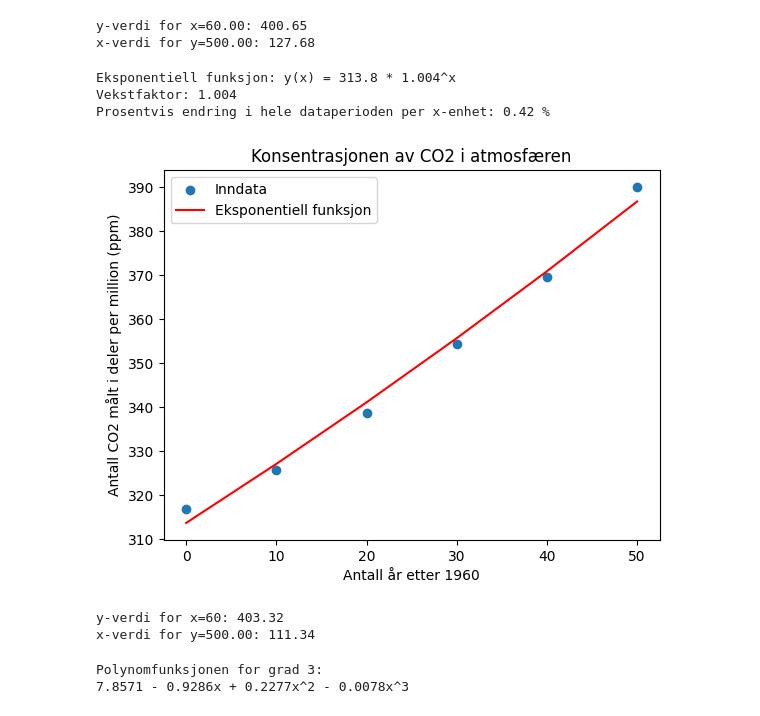
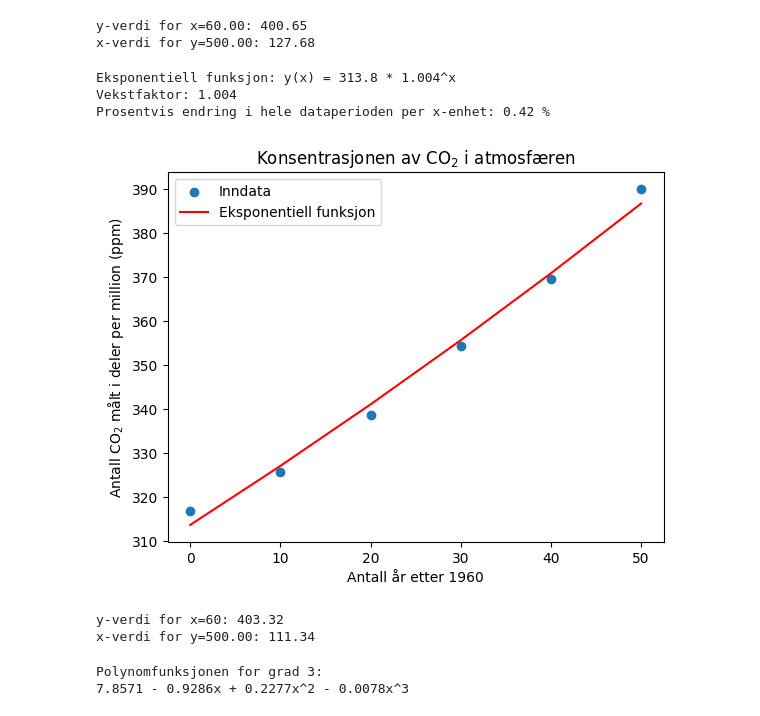
Before and after one commit to hanska91/Matematikk-2P-Y, a Jupyter notebook: Matematikkboka 2P-Y + Litt annet.ipynb, the cells around one changed output. Cells and saved outputs as stored; diff of their text form; code cells hidden in the pictures.

```diff
--- a/Matematikkboka 2P-Y + Litt annet.ipynb
+++ b/Matematikkboka 2P-Y + Litt annet.ipynb
@@ -2622,36 +2622,36 @@ print(f"Eksponentiell funksjon: y(x) = {a:.1f} * {b:.3f}^x") # tallene kan bytte
 # Beregn vekstfaktor og prosentvis økning/minking
 vekstfaktor = b
 prosentvis_endring = (vekstfaktor - 1) * 100
 
 print(f"Vekstfaktor: {vekstfaktor:.3f}")
 print(f"Prosentvis endring i hele dataperioden per x-enhet: {prosentvis_endring:.2f} %")
 
 # Plot datasettet og eksponentiell funksjon
 plt.scatter(x, y, label='Inndata')
 plt.plot(x, a * b ** x, label='Eksponentiell funksjon', color="r")
 plt.xlabel('Antall år etter 1960')                      # Navn på x-aksen
-plt.ylabel('Antall CO2 målt i deler per million (ppm)')                      # Navn på y-aksen
+plt.ylabel('Antall CO$_2$ målt i deler per million (ppm)')                      # Navn på y-aksen
 plt.legend()
 
 # legg til en overskrift
-plt.title("Konsentrasjonen av CO2 i atmosfæren")
+plt.title("Konsentrasjonen av CO$_2$ i atmosfæren")
 
 plt.show()
 
 # Finn y-verdien når x = …
 x_val = 60
 y_val = a * (b ** x_val)
 print(f"y-verdi for x={x_val}: {y_val:.2f}")
 
 # Finn x-verdien når y = ...
 y_val = 500
 x_val = np.log(y_val/a) / np.log(b)
 print(f"x-verdi for y={y_val:.2f}: {x_val:.2f}")
 # %% [output]
 Eksponentiell funksjon: y(x) = 313.8 * 1.004^x
 Vekstfaktor: 1.004
 Prosentvis endring i hele dataperioden per x-enhet: 0.42 %
-[figure, old version]
+[figure, new version]
 y-verdi for x=60: 403.32
 x-verdi for y=500.00: 111.34
 # %%
```
Also changed, not shown: parts of 3 cells of this notebook.
